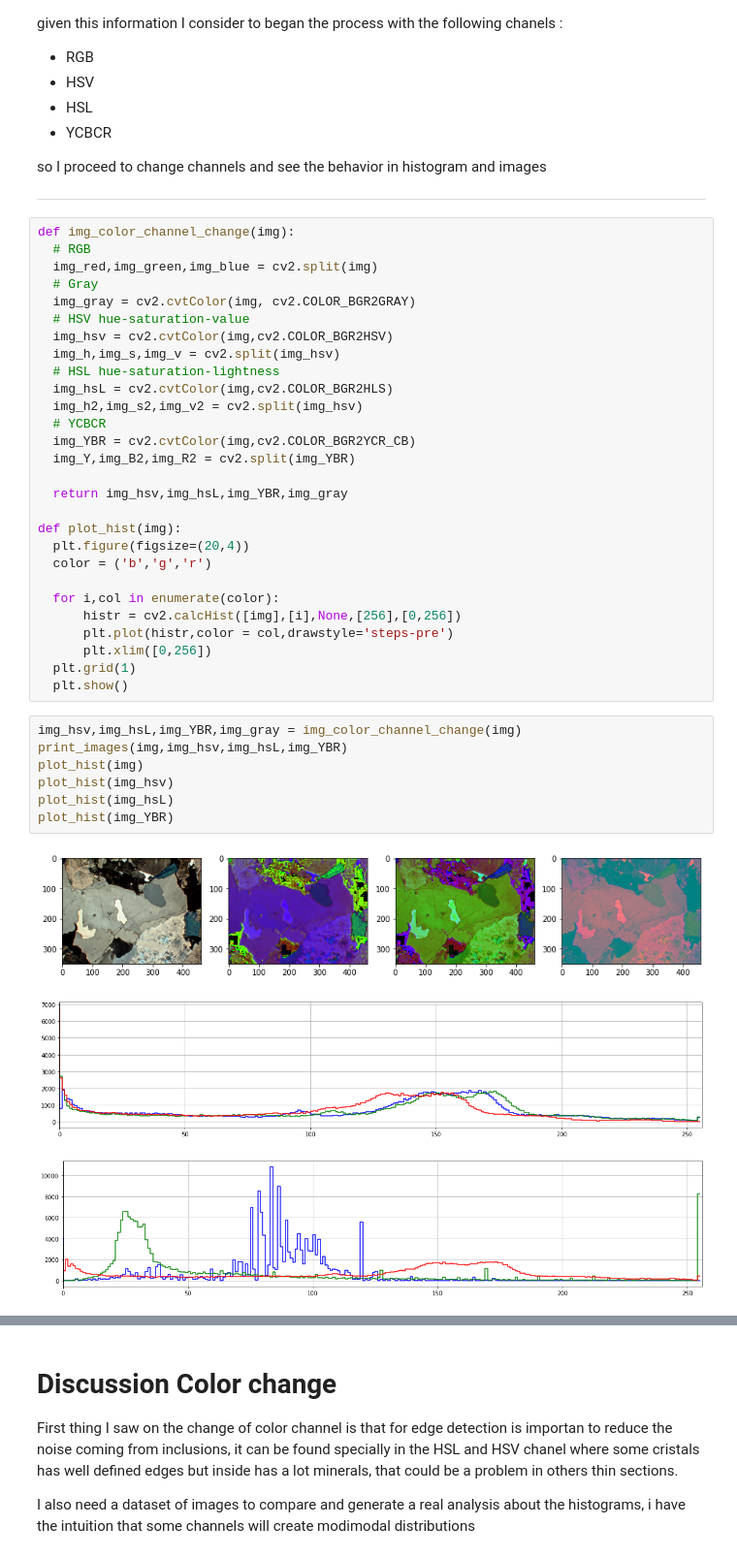
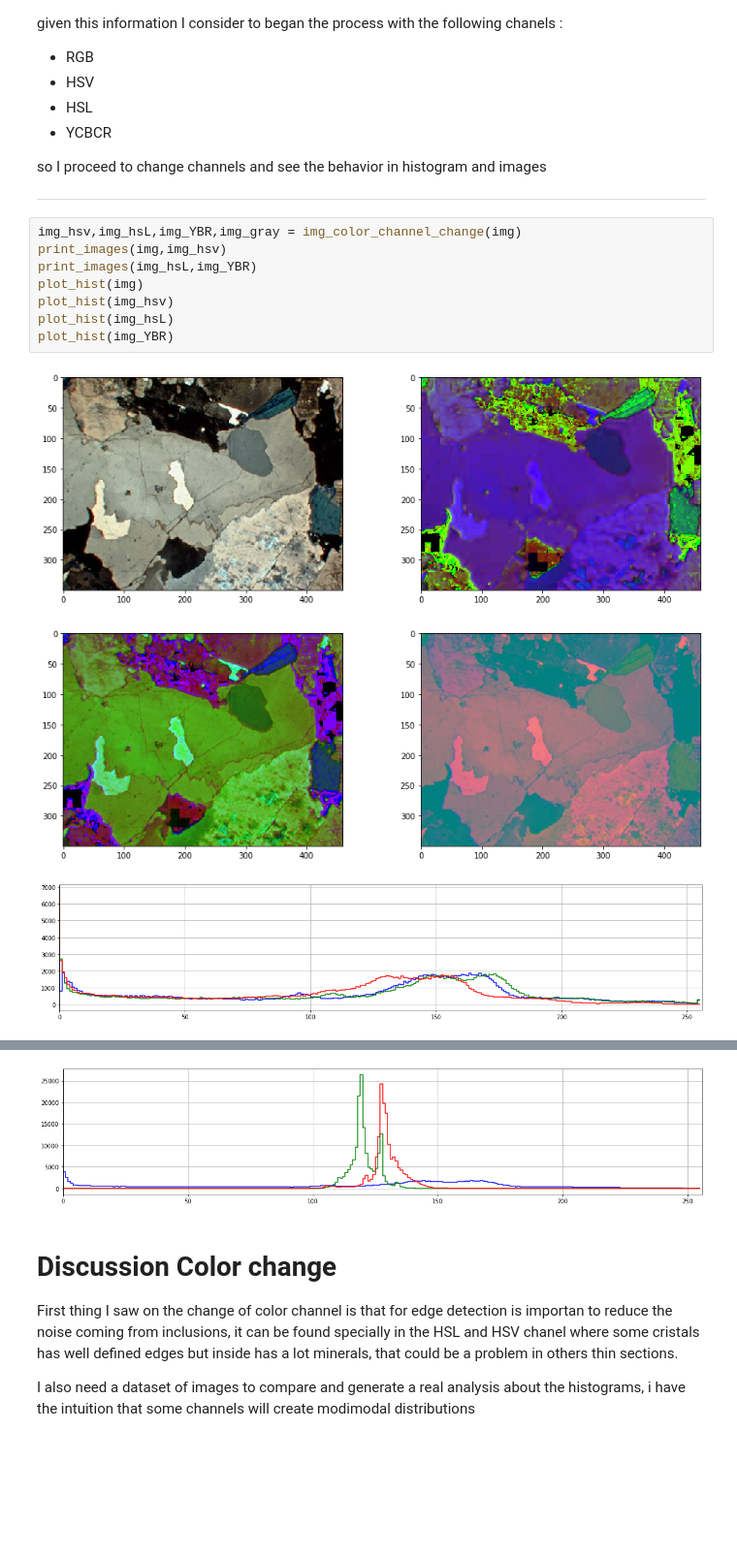
Before and after one commit to joaramirezra/Mineral-Border-Dectetion, a Jupyter notebook: proyecto_geoimagenes.ipynb, the cells around one changed output, grey strips where cells are left out. Shown at 97% size. Saved outputs shown, nothing was run; the diff lists cells and outputs as text; blank space fills up the shorter version.

```diff
--- a/proyecto_geoimagenes.ipynb
+++ b/proyecto_geoimagenes.ipynb
@@ -82,42 +137,15 @@ given this information I consider to began the process with the following chanel
 so I proceed to change channels and see the behavior in histogram and images
 
 ---
-# %%
-def img_color_channel_change(img):
-  # RGB
-  img_red,img_green,img_blue = cv2.split(img)
-  # Gray
-  img_gray = cv2.cvtColor(img, cv2.COLOR_BGR2GRAY)
-  # HSV hue-saturation-value
-  img_hsv = cv2.cvtColor(img,cv2.COLOR_BGR2HSV)
-  img_h,img_s,img_v = cv2.split(img_hsv)
-  # HSL hue-saturation-lightness
-  img_hsL = cv2.cvtColor(img,cv2.COLOR_BGR2HLS)
-  img_h2,img_s2,img_v2 = cv2.split(img_hsv)
-  # YCBCR
-  img_YBR = cv2.cvtColor(img,cv2.COLOR_BGR2YCR_CB)
-  img_Y,img_B2,img_R2 = cv2.split(img_YBR)
-
-  return img_hsv,img_hsL,img_YBR,img_gray
-
-def plot_hist(img):
-  plt.figure(figsize=(20,4))
-  color = ('b','g','r')
-
-  for i,col in enumerate(color):
-      histr = cv2.calcHist([img],[i],None,[256],[0,256])
-      plt.plot(histr,color = col,drawstyle='steps-pre')
-      plt.xlim([0,256])
-  plt.grid(1)
-  plt.show()
 # %%
 img_hsv,img_hsL,img_YBR,img_gray = img_color_channel_change(img)
-print_images(img,img_hsv,img_hsL,img_YBR)
+print_images(img,img_hsv)
+print_images(img_hsL,img_YBR)
 plot_hist(img)
 plot_hist(img_hsv)
 plot_hist(img_hsL)
 plot_hist(img_YBR)
 # %% [output]
-[figure, old version]
+[figure, new version]
-[figure, old version]
+[figure, new version]
-[figure, old version]
+[figure, new version]
@@ -126,3 +154,4 @@ plot_hist(img_YBR)
+[figure, added]
 # %% [markdown]
 # Discussion Color change
 
```
Also changed, not shown: parts of 23 cells of this notebook.
